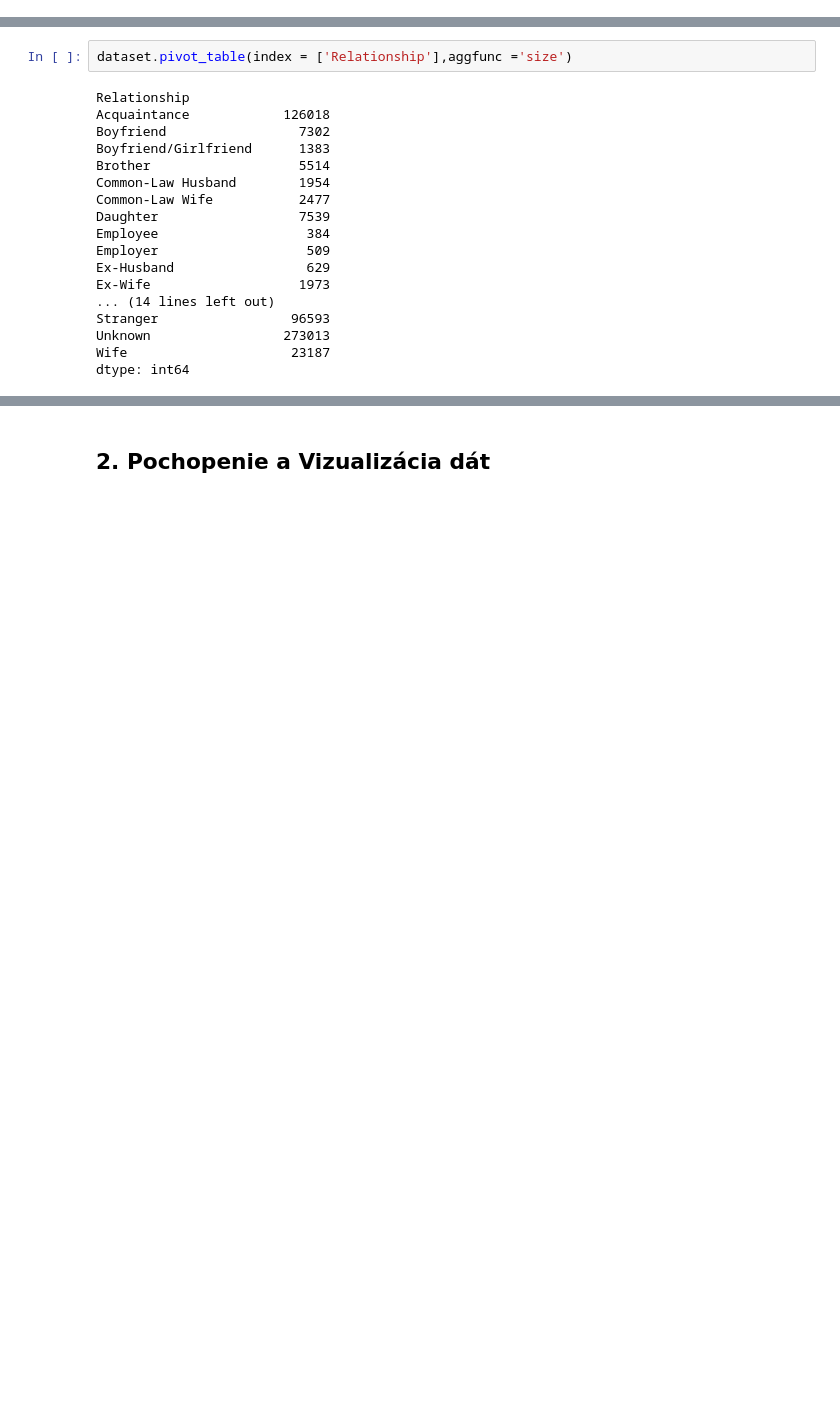
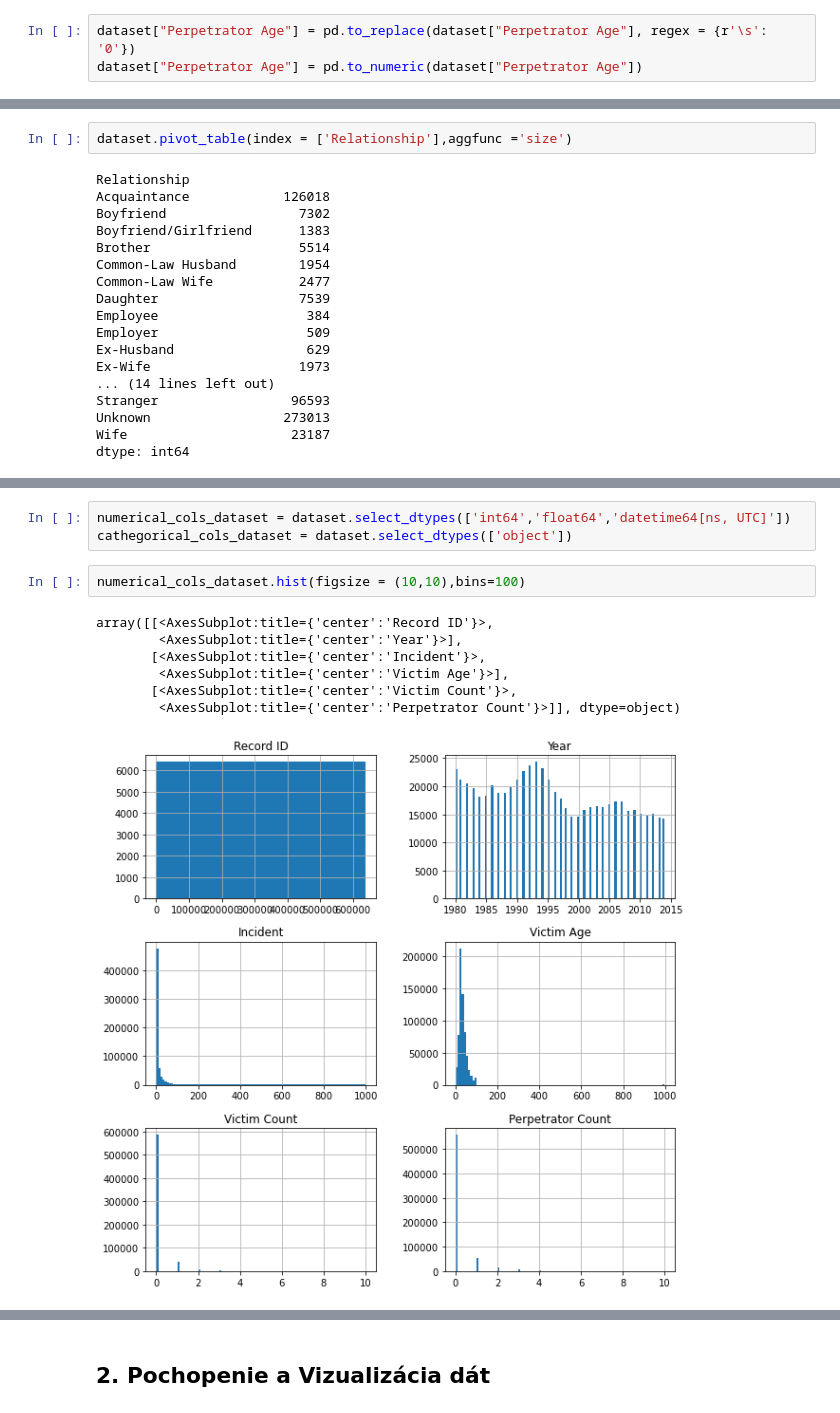
Before and after one commit to mchlstr/Stranovska_NS2021, a Jupyter notebook: Stranovska_NS2021_Network_scans.ipynb, the cells around one changed output, grey strips where cells are left out. Saved outputs shown, nothing was run; the diff lists cells and outputs as text; blank space fills up the shorter version.

```diff
--- a/Stranovska_NS2021_Network_scans.ipynb
+++ b/Stranovska_NS2021_Network_scans.ipynb
@@ -66,0 +107,3 @@ dataset.shape
+# %%
+dataset["Perpetrator Age"] = pd.to_replace(dataset["Perpetrator Age"], regex = {r'\s': '0'})
+dataset["Perpetrator Age"] = pd.to_numeric(dataset["Perpetrator Age"])
@@ -157,3 +202,16 @@ dataset.describe()
 | 50% | 319227.50000 | 1995.000000 | 2.000000 | 30.000000 | 0.000000 | 0.000000 |
 | 75% | 478840.75000 | 2004.000000 | 10.000000 | 42.000000 | 0.000000 | 0.000000 |
 | max | 638454.00000 | 2014.000000 | 999.000000 | 998.000000 | 10.000000 | 10.000000 |
+# %%
+numerical_cols_dataset = dataset.select_dtypes(['int64','float64','datetime64[ns, UTC]'])
+cathegorical_cols_dataset = dataset.select_dtypes(['object'])
+# %%
+numerical_cols_dataset.hist(figsize = (10,10),bins=100)
+# %% [output]
+array([[<AxesSubplot:title={'center':'Record ID'}>,
+        <AxesSubplot:title={'center':'Year'}>],
+       [<AxesSubplot:title={'center':'Incident'}>,
+        <AxesSubplot:title={'center':'Victim Age'}>],
+       [<AxesSubplot:title={'center':'Victim Count'}>,
+        <AxesSubplot:title={'center':'Perpetrator Count'}>]], dtype=object)
+[figure, added]
```
Also changed, not shown: parts of 4 cells of this notebook.
